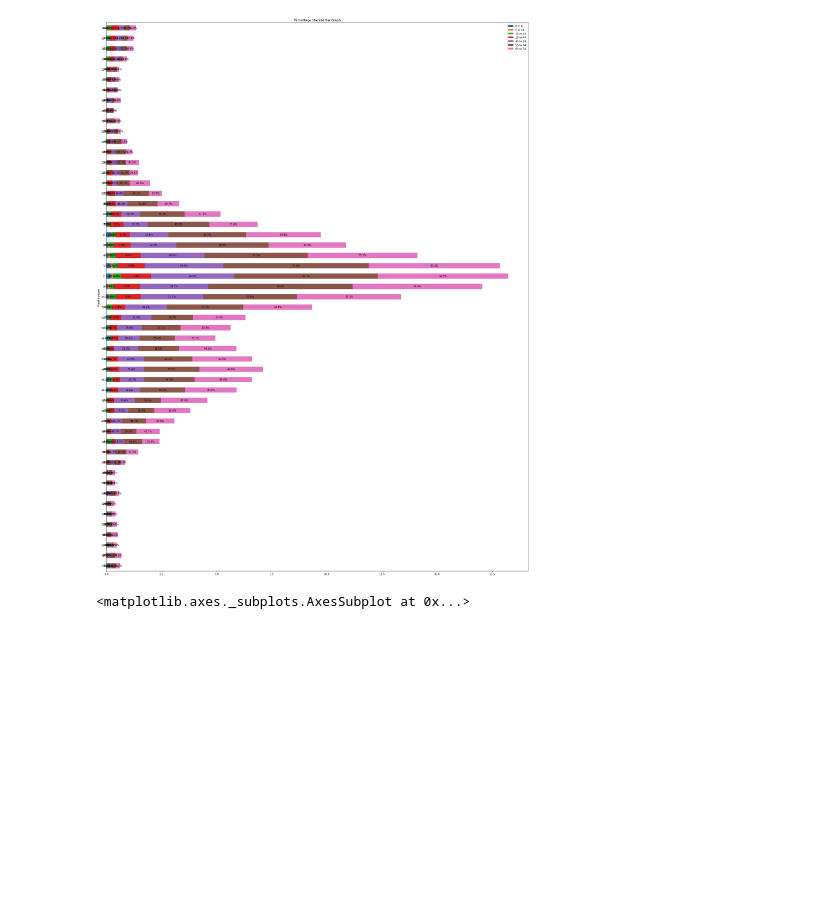
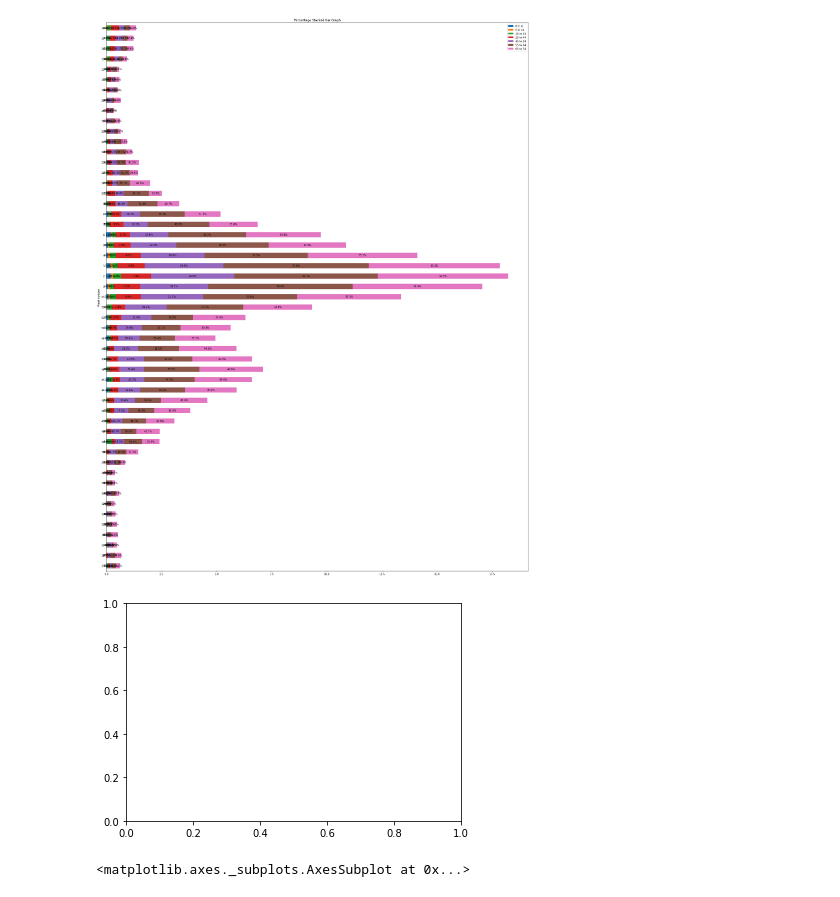
Before and after one commit to Mulham-Alesali/covid_data_analysis, a Jupyter notebook: Visualisierung für die Daten aus England.ipynb, the cells around one changed output. Drawn from its saved outputs; the diff is of its cells as text; code cells hidden in the pictures; blank space fills up the shorter version.

```diff
--- a/Visualisierung für die Daten aus England.ipynb
+++ b/Visualisierung für die Daten aus England.ipynb
@@ -75,6 +75,11 @@ for n in df_rel:
         plt.text(cs - ab / 2, i, str(np.round(pc, 1)) + '%', va = 'center', ha = 'center')
 # %% [output]
 [figure]
+# %%
+fig, ax = plt.subplots()
+.plot(x='year', y='unemployment', ax=ax, legend=False)
+# %% [output]
+[figure, added]
 # %%
 death_by_age.plot(x='index',y=death_by_age.columns[13:],kind='line',figsize=(30, 5), subplots=False)
 # %% [output]
```
Also changed, not shown: parts of 6 cells of this notebook.
